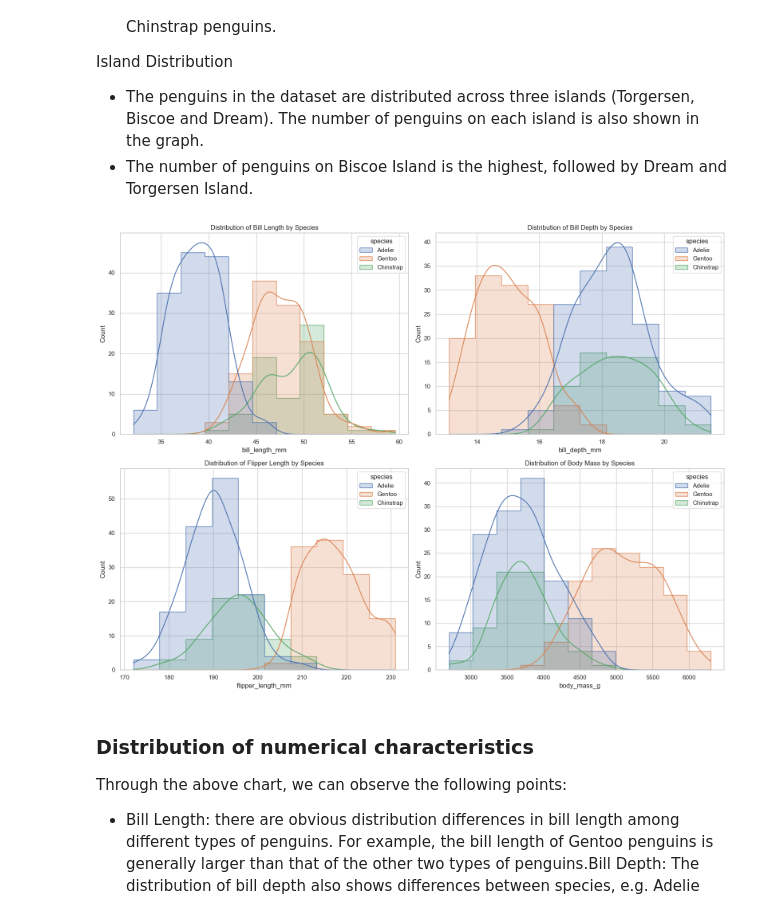
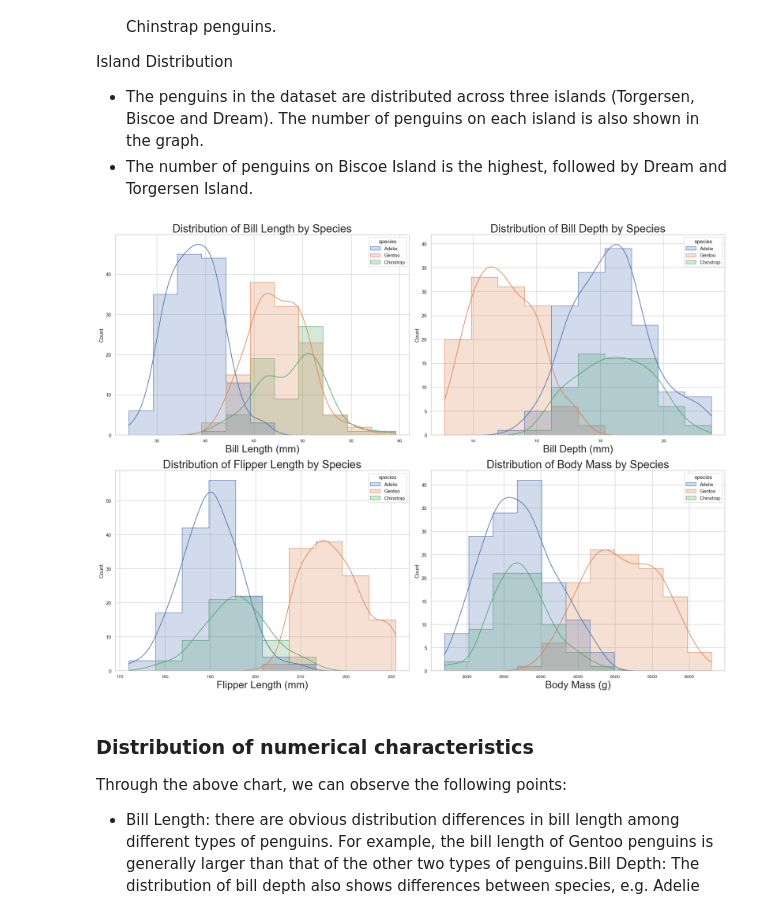
Before and after one commit to Slliki/MScProject, a Jupyter notebook: AI_TA/Coursework/AI_Cousework.ipynb, the cells around one changed output. Drawn from its saved outputs; the diff is of its cells as text; code cells hidden in the pictures.

```diff
--- a/AI_TA/Coursework/AI_Cousework.ipynb
+++ b/AI_TA/Coursework/AI_Cousework.ipynb
@@ -220,31 +220,43 @@ Island Distribution
 - The penguins in the dataset are distributed across three islands (Torgersen, Biscoe and Dream). The number of penguins on each island is also shown in the graph.
 - The number of penguins on Biscoe Island is the highest, followed by Dream and Torgersen Island.
 # %%
-fig, axs = plt.subplots(2, 2, figsize=(16, 12))
+fig, axs = plt.subplots(2, 2, figsize=(20, 15))
 
 # bill length distribution
+# set x axis label larger
 sns.histplot(penguins, x="bill_length_mm", kde=True, hue="species", element="step", ax=axs[0, 0])
-axs[0, 0].set_title('Distribution of Bill Length by Species')
+axs[0, 0].set_title('Distribution of Bill Length by Species', fontsize=25) # 设置标题字体大小
+axs[0, 0].set_xlabel('Bill Length (mm)', fontsize=23) # 设置x轴标签及其字体大小
+axs[0, 0].tick_params(axis='x', labelsize=10) # 设置x轴刻度标签的字体大小
+
 
 # bill depth distribution
 sns.histplot(penguins, x="bill_depth_mm", kde=True, hue="species", element="step", ax=axs[0, 1])
-axs[0, 1].set_title('Distribution of Bill Depth by Species')
+axs[0, 1].set_title('Distribution of Bill Depth by Species', fontsize=25)
+axs[0, 1].set_xlabel('Bill Depth (mm)', fontsize=23)
+axs[0, 1].tick_params(axis='x', labelsize=10)
+
 
 # flipper length distribution
 sns.histplot(penguins, x="flipper_length_mm", kde=True, hue="species", element="step", ax=axs[1, 0])
-axs[1, 0].set_title('Distribution of Flipper Length by Species')
+axs[1, 0].set_title('Distribution of Flipper Length by Species', fontsize=25)
+axs[1, 0].set_xlabel('Flipper Length (mm)', fontsize=23)
+axs[1, 0].tick_params(axis='x', labelsize=10)
+
 
 # body mass distribution
 sns.histplot(penguins, x="body_mass_g", kde=True, hue="species", element="step", ax=axs[1, 1])
-axs[1, 1].set_title('Distribution of Body Mass by Species')
+axs[1, 1].set_title('Distribution of Body Mass by Species', fontsize=25)
+axs[1, 1].set_xlabel('Body Mass (g)', fontsize=23)
+axs[1, 1].tick_params(axis='x', labelsize=10)
 
 plt.tight_layout()
 plt.show()
 
 # export the plot
-# fig.savefig('./datasets/distribution_of_numerical_characteristics.png')
+fig.savefig('./datasets/distribution_of_numerical_characteristics.png')
 # %% [output]
-[figure, old version]
+[figure, new version]
 # %% [markdown]
 ### Distribution of numerical characteristics
 Through the above chart, we can observe the following points:
```
Also changed, not shown: parts of 6 cells of this notebook, 2 other files.
